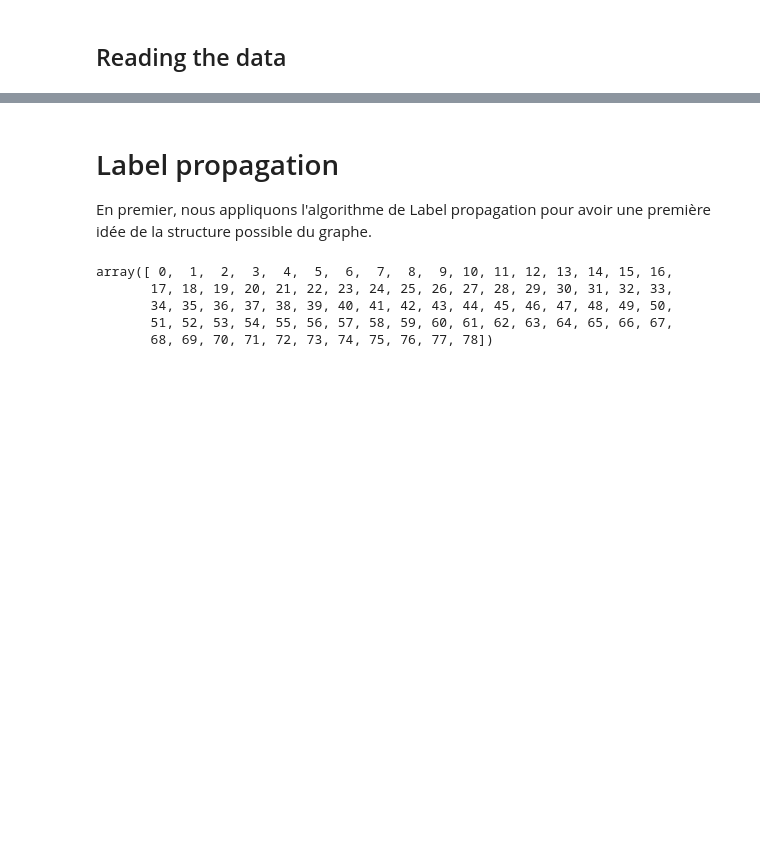
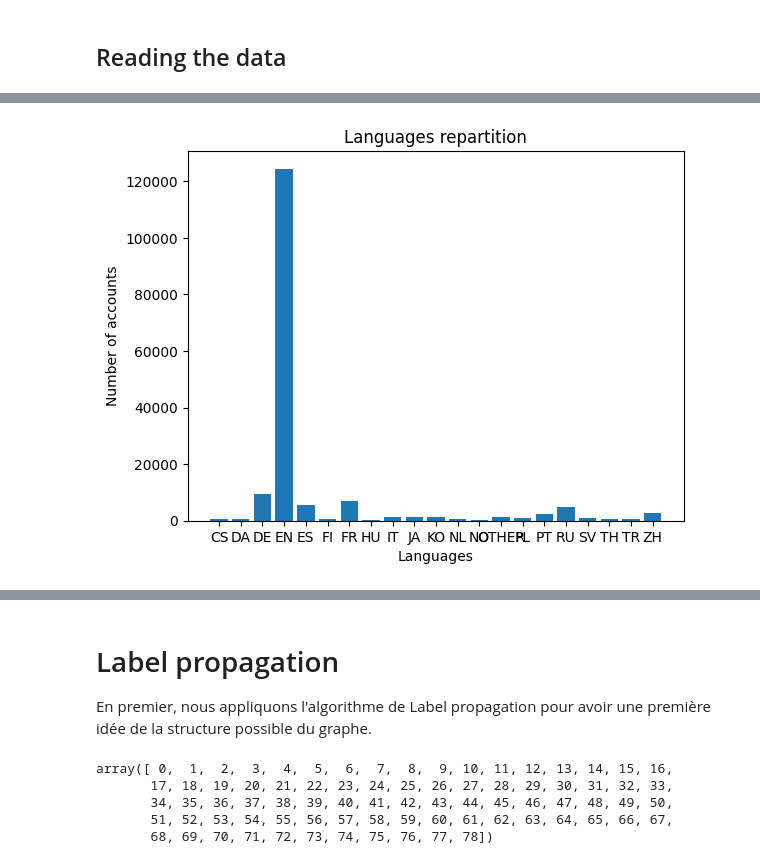
Before and after one commit to Sarah-OA/networks_twitch_gamers, a Jupyter notebook: OULD AKLOUCHE_PINATEL_code.ipynb, the cells around one changed output, grey strips where cells are left out. Cells and saved outputs as stored; diff of their text form; code cells hidden in the pictures; blank space fills up the shorter version.

```diff
--- a/OULD AKLOUCHE_PINATEL_code.ipynb
+++ b/OULD AKLOUCHE_PINATEL_code.ipynb
@@ -30,0 +58,6 @@ df2=pd.read_csv("data/large_twitch_edges.csv")
+# %%
+mapping_m = {0: "Not mature", 1: "Mature"}
+df["mature_cl"] = df["mature"].map(mapping_m)
+mapping_a = {0: "Not affiliate", 1: "Affiliate"}
+df["affiliate_cl"] = df["affiliate"].map(mapping_a)
+df.head()
@@ -30,0 +92,13 @@ df2=pd.read_csv("data/large_twitch_edges.csv")
+# %%
+counts = df["language"].value_counts().sort_index()
+
+plt.bar(counts.index, counts.values)
+
+plt.title("Languages repartition")
+plt.xlabel("Languages")
+plt.ylabel("Number of accounts")
+
+#plt.savefig("Language repartition")
+plt.show()
+# %% [output]
+[figure, added]
```
Also changed, not shown: parts of 14 cells of this notebook.
